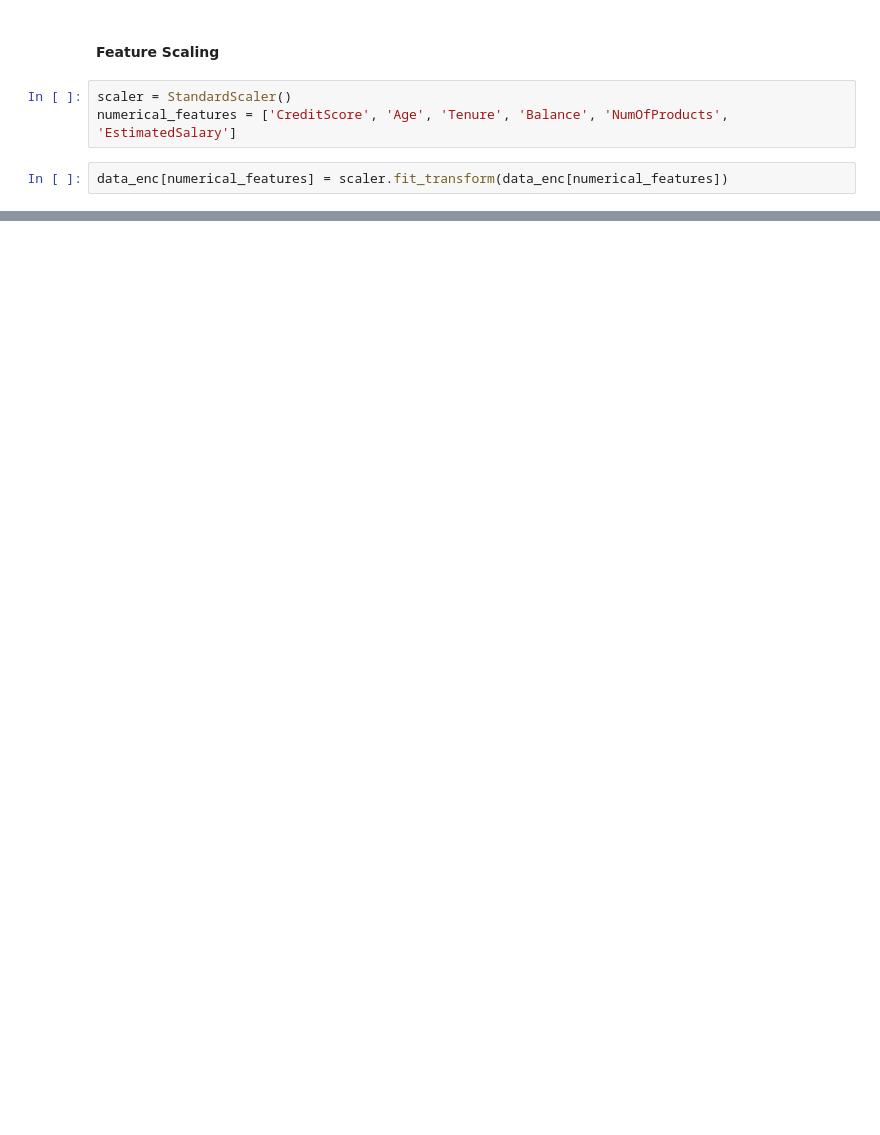
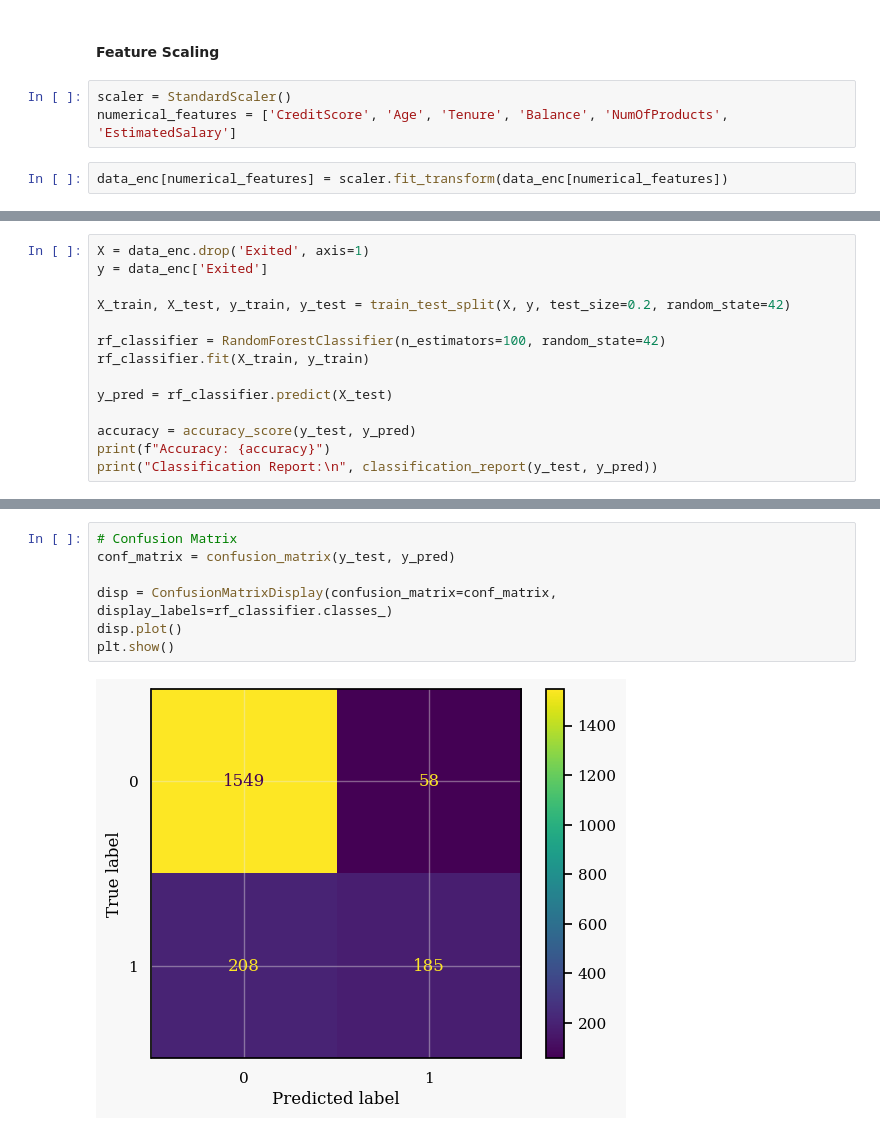
Before and after one commit to gayathriravipati/data-mining, a Jupyter notebook: notebook.ipynb, the cells around one changed output, grey strips where cells are left out. Drawn from its saved outputs; the diff is of its cells as text; blank space fills up the shorter version.

Commit message:
Initial classification

```diff
--- a/notebook.ipynb
+++ b/notebook.ipynb
@@ -205,0 +213,14 @@ data_enc.head(5)
+# %%
+X = data_enc.drop('Exited', axis=1)
+y = data_enc['Exited']
+
+X_train, X_test, y_train, y_test = train_test_split(X, y, test_size=0.2, random_state=42)
+
+rf_classifier = RandomForestClassifier(n_estimators=100, random_state=42)
+rf_classifier.fit(X_train, y_train)
+
+y_pred = rf_classifier.predict(X_test)
+
+accuracy = accuracy_score(y_test, y_pred)
+print(f"Accuracy: {accuracy}")
+print("Classification Report:\n", classification_report(y_test, y_pred))
@@ -205,0 +238,9 @@ data_enc.head(5)
+# %%
+# Confusion Matrix
+conf_matrix = confusion_matrix(y_test, y_pred)
+
+disp = ConfusionMatrixDisplay(confusion_matrix=conf_matrix, display_labels=rf_classifier.classes_)
+disp.plot()
+plt.show()
+# %% [output]
+[figure, added]
```
Also changed, not shown: parts of 7 cells of this notebook.
